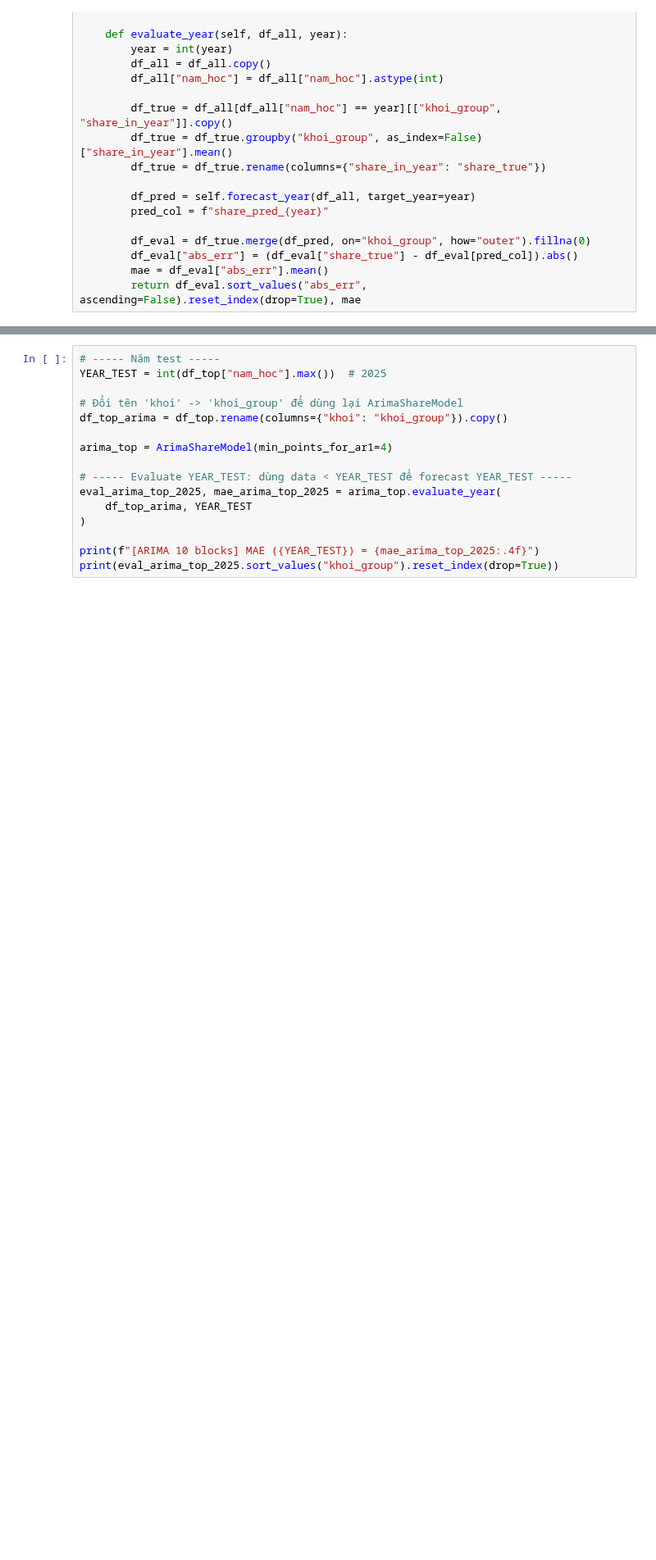
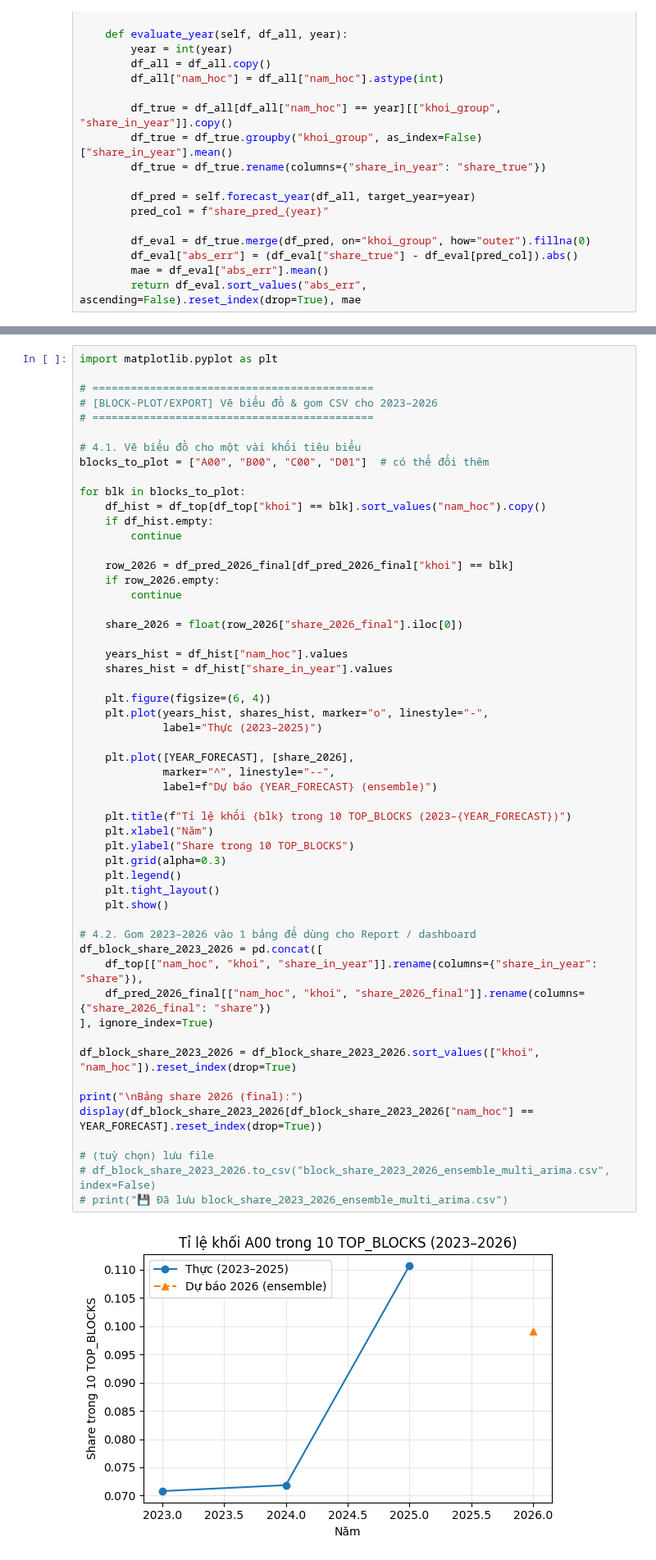
Before and after one commit to tano-dev/Vietnam-National-Exam-Score-Analysis-and-Forecasting, a Jupyter notebook: Notebook/Forecast.ipynb, the cells around one changed output, grey strips where cells are left out. Shown at 82% size. Cells and saved outputs as stored; diff of their text form; blank space fills up the shorter version.

```diff
--- a/Notebook/Forecast.ipynb
+++ b/Notebook/Forecast.ipynb
@@ -1605,17 +1905,56 @@ print(eval_multi_top_2025.sort_values("khoi_group").reset_index(drop=True))
 # %%
-# ----- Năm test -----
-YEAR_TEST = int(df_top["nam_hoc"].max())  # 2025
+import matplotlib.pyplot as plt
 
-# Đổi tên 'khoi' -> 'khoi_group' để dùng lại ArimaShareModel
-df_top_arima = df_top.rename(columns={"khoi": "khoi_group"}).copy()
+# ============================================
+# [BLOCK-PLOT/EXPORT] Vẽ biểu đồ & gom CSV cho 2023–2026
+# ============================================
 
-arima_top = ArimaShareModel(min_points_for_ar1=4)
+# 4.1. Vẽ biểu đồ cho một vài khối tiêu biểu
+blocks_to_plot = ["A00", "B00", "C00", "D01"]  # có thể đổi thêm
 
-# ----- Evaluate YEAR_TEST: dùng data < YEAR_TEST để forecast YEAR_TEST -----
-eval_arima_top_2025, mae_arima_top_2025 = arima_top.evaluate_year(
-    df_top_arima, YEAR_TEST
-)
+for blk in blocks_to_plot:
+    df_hist = df_top[df_top["khoi"] == blk].sort_values("nam_hoc").copy()
+    if df_hist.empty:
+        continue
 
-print(f"[ARIMA 10 blocks] MAE ({YEAR_TEST}) = {mae_arima_top_2025:.4f}")
-print(eval_arima_top_2025.sort_values("khoi_group").reset_index(drop=True))
+    row_2026 = df_pred_2026_final[df_pred_2026_final["khoi"] == blk]
+    if row_2026.empty:
+        continue
+
+    share_2026 = float(row_2026["share_2026_final"].iloc[0])
+
+    years_hist = df_hist["nam_hoc"].values
+    shares_hist = df_hist["share_in_year"].values
+
+    plt.figure(figsize=(6, 4))
+    plt.plot(years_hist, shares_hist, marker="o", linestyle="-",
+             label="Thực (2023–2025)")
+
+    plt.plot([YEAR_FORECAST], [share_2026],
+             marker="^", linestyle="--",
+             label=f"Dự báo {YEAR_FORECAST} (ensemble)")
+
+    plt.title(f"Tỉ lệ khối {blk} trong 10 TOP_BLOCKS (2023–{YEAR_FORECAST})")
+    plt.xlabel("Năm")
+    plt.ylabel("Share trong 10 TOP_BLOCKS")
+    plt.grid(alpha=0.3)
+    plt.legend()
+    plt.tight_layout()
+    plt.show()
+
+# 4.2. Gom 2023–2026 vào 1 bảng để dùng cho Report / dashboard
+df_block_share_2023_2026 = pd.concat([
+    df_top[["nam_hoc", "khoi", "share_in_year"]].rename(columns={"share_in_year": "share"}),
+    df_pred_2026_final[["nam_hoc", "khoi", "share_2026_final"]].rename(columns={"share_2026_final": "share"})
+], ignore_index=True)
+
+df_block_share_2023_2026 = df_block_share_2023_2026.sort_values(["khoi", "nam_hoc"]).reset_index(drop=True)
+
+print("\nBảng share 2026 (final):")
+display(df_block_share_2023_2026[df_block_share_2023_2026["nam_hoc"] == YEAR_FORECAST].reset_index(drop=True))
+
+# (tuỳ chọn) lưu file
+# df_block_share_2023_2026.to_csv("block_share_2023_2026_ensemble_multi_arima.csv", index=False)
+# print("💾 Đã lưu block_share_2023_2026_ensemble_multi_arima.csv")
 # %% [output]
+[figure, added]
```
Also changed, not shown: parts of 18 cells of this notebook.
